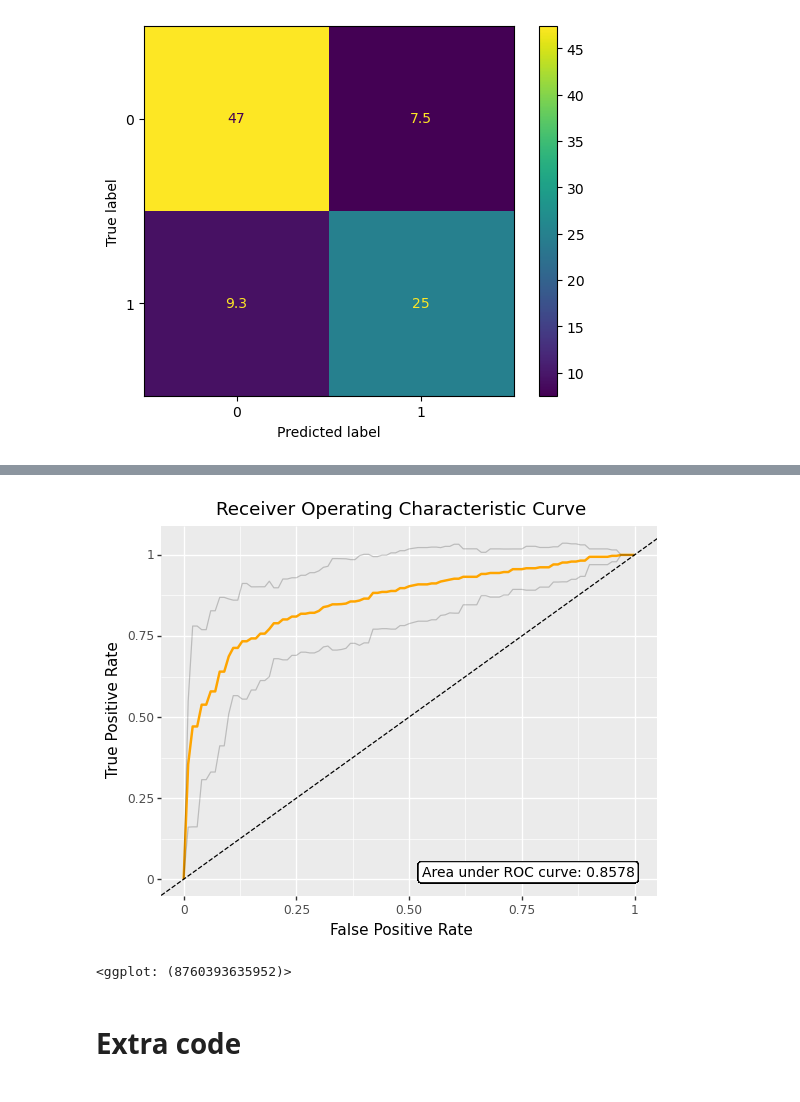
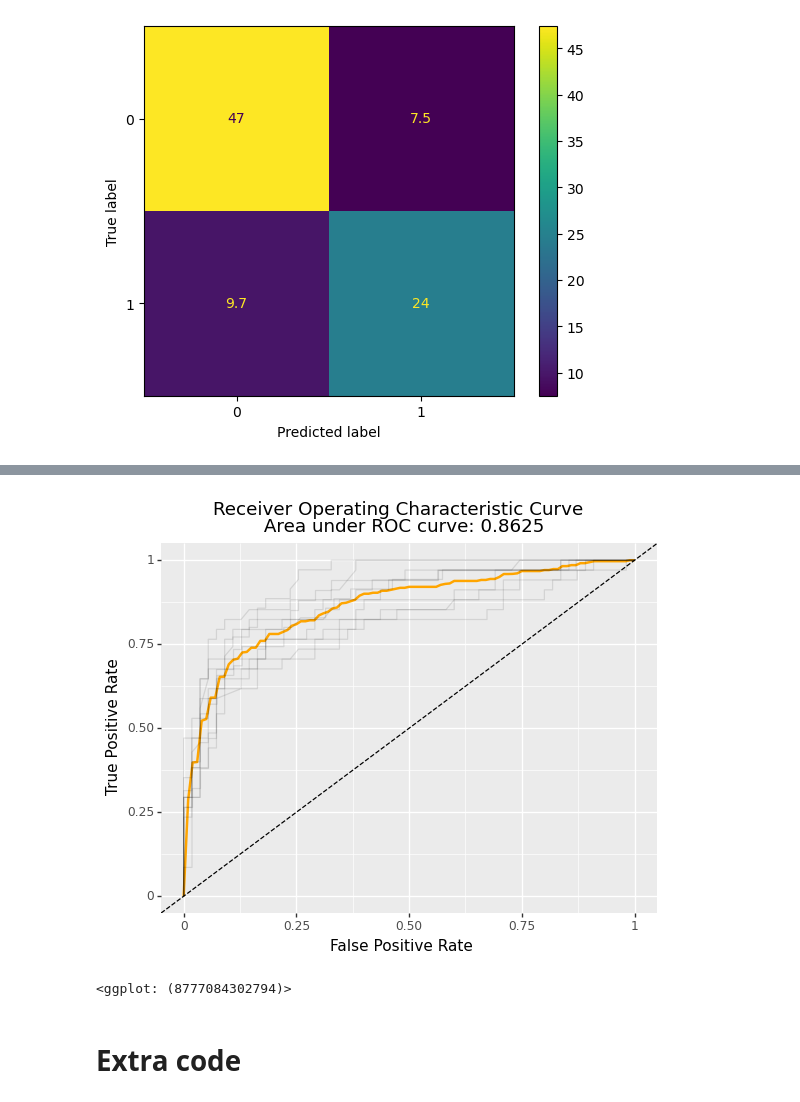
Before and after one commit to sid-basu/ml-exploration, a Jupyter notebook: kaggle-titanic/refinement_1.ipynb, the cells around one changed output, grey strips where cells are left out. Drawn from its saved outputs; the diff is of its cells as text; code cells hidden in the pictures.

```diff
--- a/kaggle-titanic/refinement_1.ipynb
+++ b/kaggle-titanic/refinement_1.ipynb
@@ -520,7 +520,7 @@ ct_encode = ColumnTransformer([
 ])
 
 ct_disc = ColumnTransformer(
-    transformers = [('disc_age', KBinsDiscretizer(n_bins = 15, encode = 'ordinal'), [-1]),
+    transformers = [('disc_age', KBinsDiscretizer(n_bins = 10, encode = 'ordinal'), [-1]),
                     ('disc_fare', KBinsDiscretizer(n_bins = 15, encode = 'ordinal'), [-2])],
     remainder = 'passthrough'
 )
@@ -535,7 +535,7 @@ xgb_model = xgb.XGBClassifier(use_label_encoder = False, eval_metric = 'logloss'
 pipe = Pipeline([
     ('encode_cats', ct_encode),
     ('imputer', IterativeImputer()),
-    ('discretize', ct_scale),
+    ('discretize', ct_disc),
     ('clf', xgb_model),
 ])
 
@@ -734,12 +709,0 @@ df_roc_curve_interp
-# %%
-df_roc_mean = (
-    df_roc_curve_interp
-    .groupby('fpr')
-    .agg(tpr = ('tpr', 'mean'),
-         tpr_std = ('tpr', 'std'))
-    .reset_index()
-    .assign(tpr_upper = lambda x: x.tpr + 1.96 * x.tpr_std,
-            tpr_lower = lambda x: x.tpr - 1.96 * x.tpr_std)
-)
-
-df_roc_mean
@@ -760,23 +710,24 @@ df_roc_mean
 # %%
 auroc = metrics.auc(df_roc_mean['fpr'], df_roc_mean['tpr'])
 auroc_text = f"Area under ROC curve: {round(auroc, 4)}"
 
 roc_plot = (
-    ggplot(df_roc_mean)
-    + geom_line(aes(x = 'fpr', y = 'tpr'), size = 1, color = 'orange')
-    + geom_line(aes(x = 'fpr', y = 'tpr_upper'), alpha  = 0.2)
-    + geom_line(aes(x = 'fpr', y = 'tpr_lower'), alpha  = 0.2)
+    ggplot()
+    + geom_line(aes(x = 'fpr', y = 'tpr'), data = df_roc_mean, size = 1, color = 'orange')
+    + geom_label(label = auroc_text, x = 1, y = 0, ha = 'right', va = 'bottom', size = 10)
+ #   + geom_line(aes(x = 'fpr', y = 'tpr_upper'), data = df_roc_mean, alpha  = 0.2)
+ #   + geom_line(aes(x = 'fpr', y = 'tpr_lower'), data = df_roc_mean, alpha  = 0.2)
+    + geom_line(aes(x = 'fpr', y = 'tpr', group = 'fold'), data = df_roc_curve, alpha = .1)
     + geom_abline(intercept = 0, slope = 1, linetype = 'dashed')
     + xlab("False Positive Rate")
     + ylab("True Positive Rate")
-    + ggtitle("Receiver Operating Characteristic Curve")
-    + geom_label(label = auroc_text, x = np.max(df_roc_mean['fpr']), y = np.min(df_roc_mean['tpr']), ha = 'right', va = 'bottom', size = 10)
+    + ggtitle(f"Receiver Operating Characteristic Curve \n {auroc_text}")
 )
 
 roc_plot
 # %% [output]
-[figure, old version]
+[figure, new version]
-<ggplot: (8760393635952)>
+<ggplot: (8777084302794)>
 # %% [markdown]
 # Extra code
 # %%
```
Also changed, not shown: parts of 11 cells of this notebook, 1 other file.
